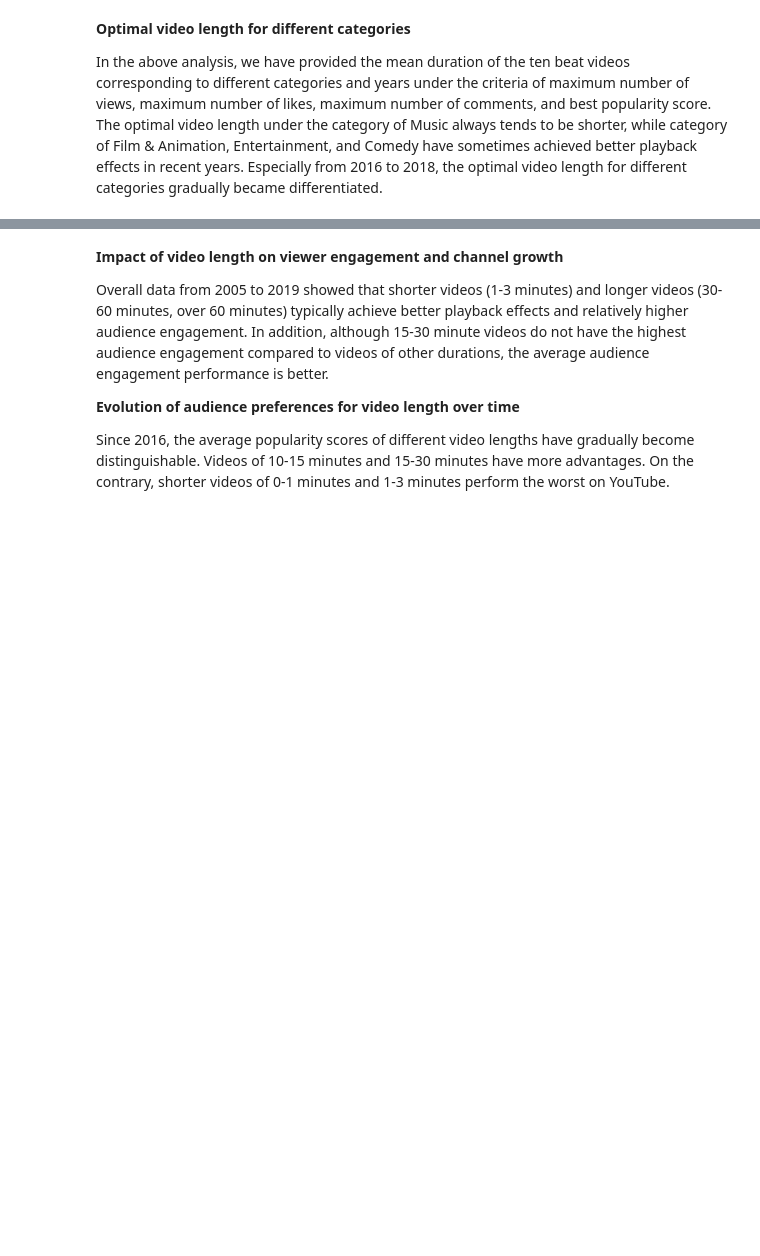
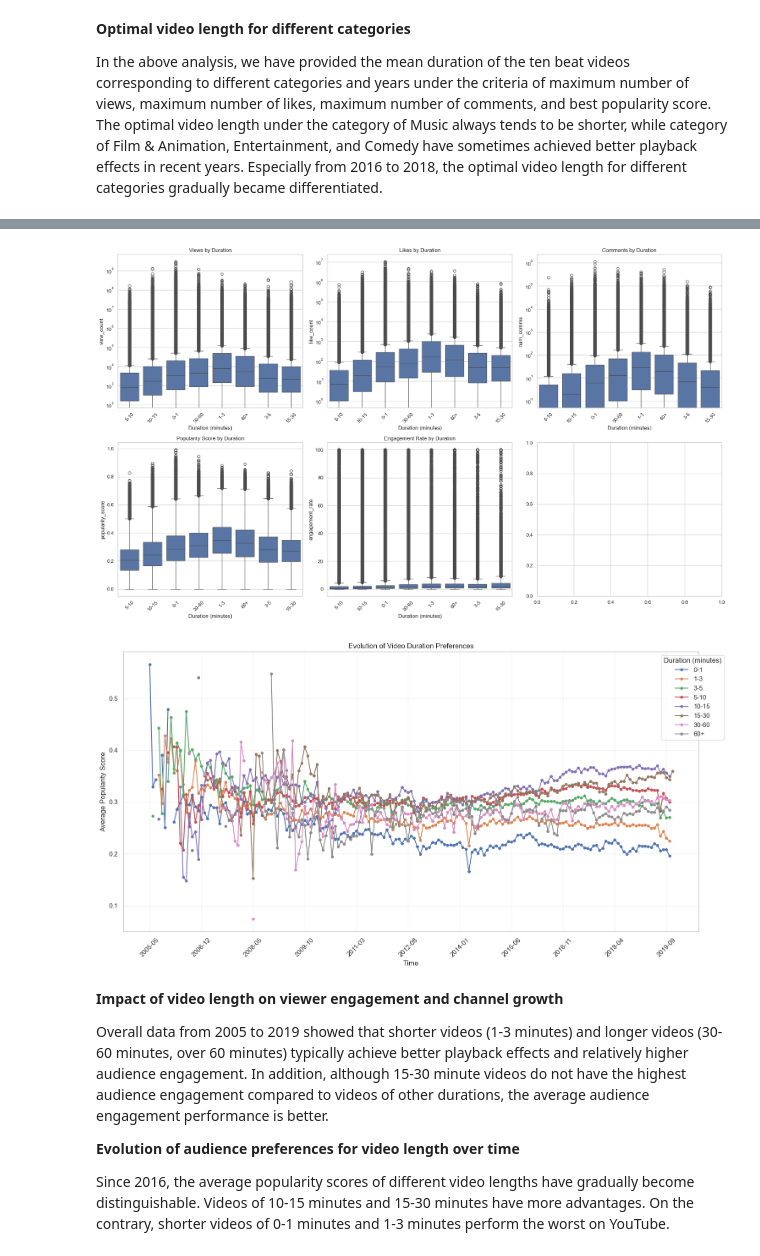
Before and after one commit to NecoJac/ada-2024-project-laughtodeath666, a Jupyter notebook: results.ipynb, the cells around one changed output, grey strips where cells are left out. Cells and saved outputs as stored; diff of their text form; code cells hidden in the pictures; blank space fills up the shorter version.

```diff
--- a/results.ipynb
+++ b/results.ipynb
@@ -124,29 +135,3 @@ view_count           33
 dtype: int64
 # %% [markdown]
 We have identified the sources of missing/NaN data in each of our dataframes. The 'df_metadata' contains missing values in the 'dislike_count', 'like_count', and 'view_count' columns, with 171758 missing values in both 'dislike_count' and 'like_count', and 33 missing values in 'view_count'. All other dataframes have no missing values in any columns. Therefore, to address these missing values, we can fill them by calculating the mean based on 'channel_id'.
-# %%
-# fill missing values
-def fill_channel_means(df, columns_to_fill):
-    """
-    Fill NaN values in specified columns with the mean value of the same channel_id
-    """
-    # Create a copy to avoid modifying the original DataFrame
-    df_filled = df.copy()
-
-    # Calculate means for each channel_id
-    channel_means = df.groupby('channel_id')[columns_to_fill].transform('mean')
-
-    # Fill NaN values with channel means
-    for col in columns_to_fill:
-        df_filled[col] = df_filled[col].fillna(channel_means[col])
-
-        # If any NaN values remain (for channels with all NaN values),
-        # fill with the overall mean of the column
-        if df_filled[col].isna().any():
-            overall_mean = df[col].mean()
-            df_filled[col] = df_filled[col].fillna(overall_mean)
-
-    return df_filled
-
-df_metadata=fill_channel_means(df_metadata, ['dislike_count','like_count' ,'view_count'])
-display(pd.isna(df_metadata).sum())
@@ -1081,3 +574,13 @@ plt_trends = analyze_temporal_trends(df_analysis)
+# %%
+from src.utils.duration import analyze_duration_metrics, plot_engagement_metrics, analyze_temporal_trends
+
+# Run analysis
+df_analysis = analyze_duration_metrics(df_metadata, df_comments)
+fig_engagement, stats = plot_engagement_metrics(df_analysis)
+plt_trends = analyze_temporal_trends(df_analysis)
+# %% [output]
+[figure, added]
+[figure, added]
 # %% [markdown]
 **Impact of video length on viewer engagement and channel growth**
 
```
Also changed, not shown: parts of 35 cells of this notebook, 17 other files.
